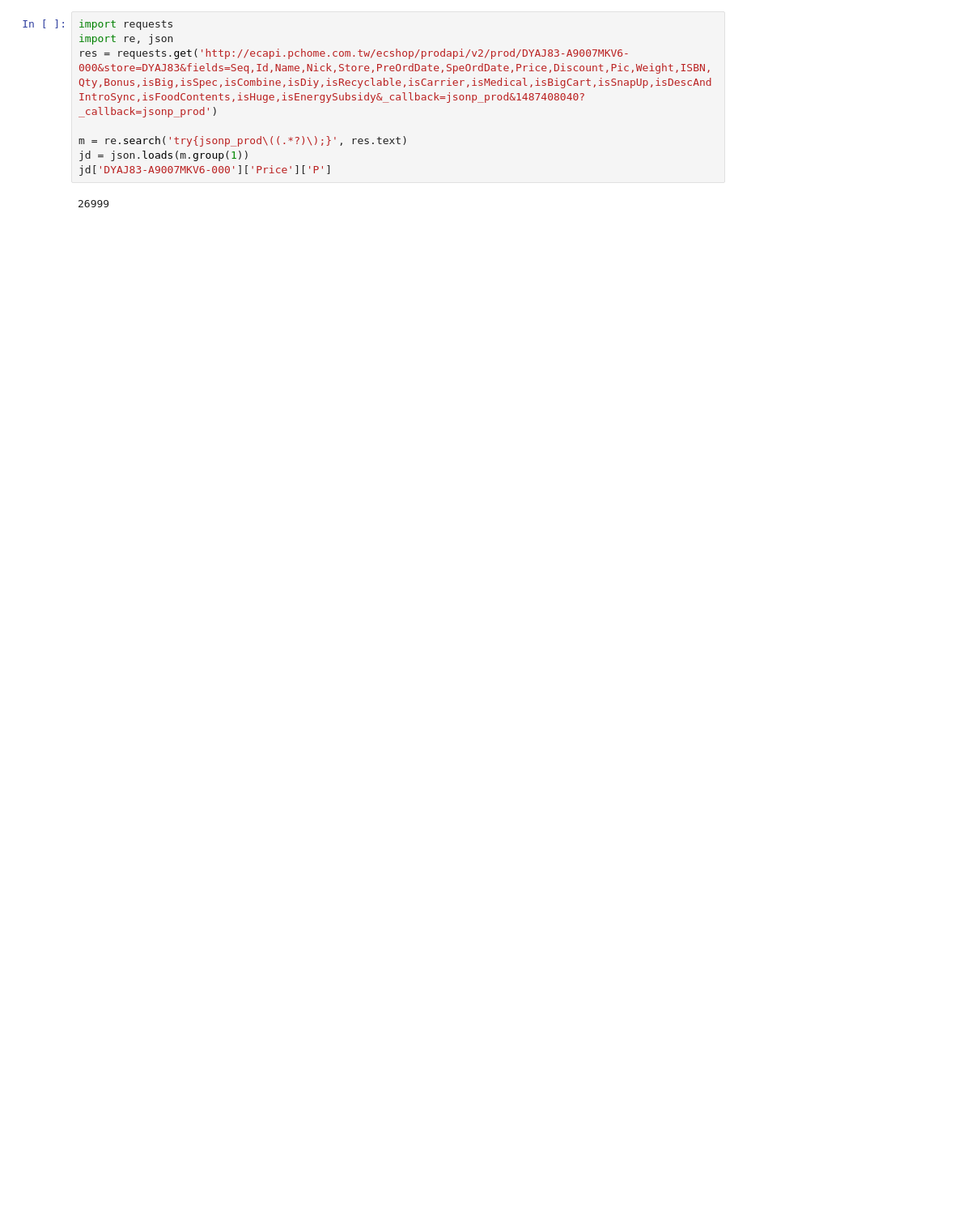
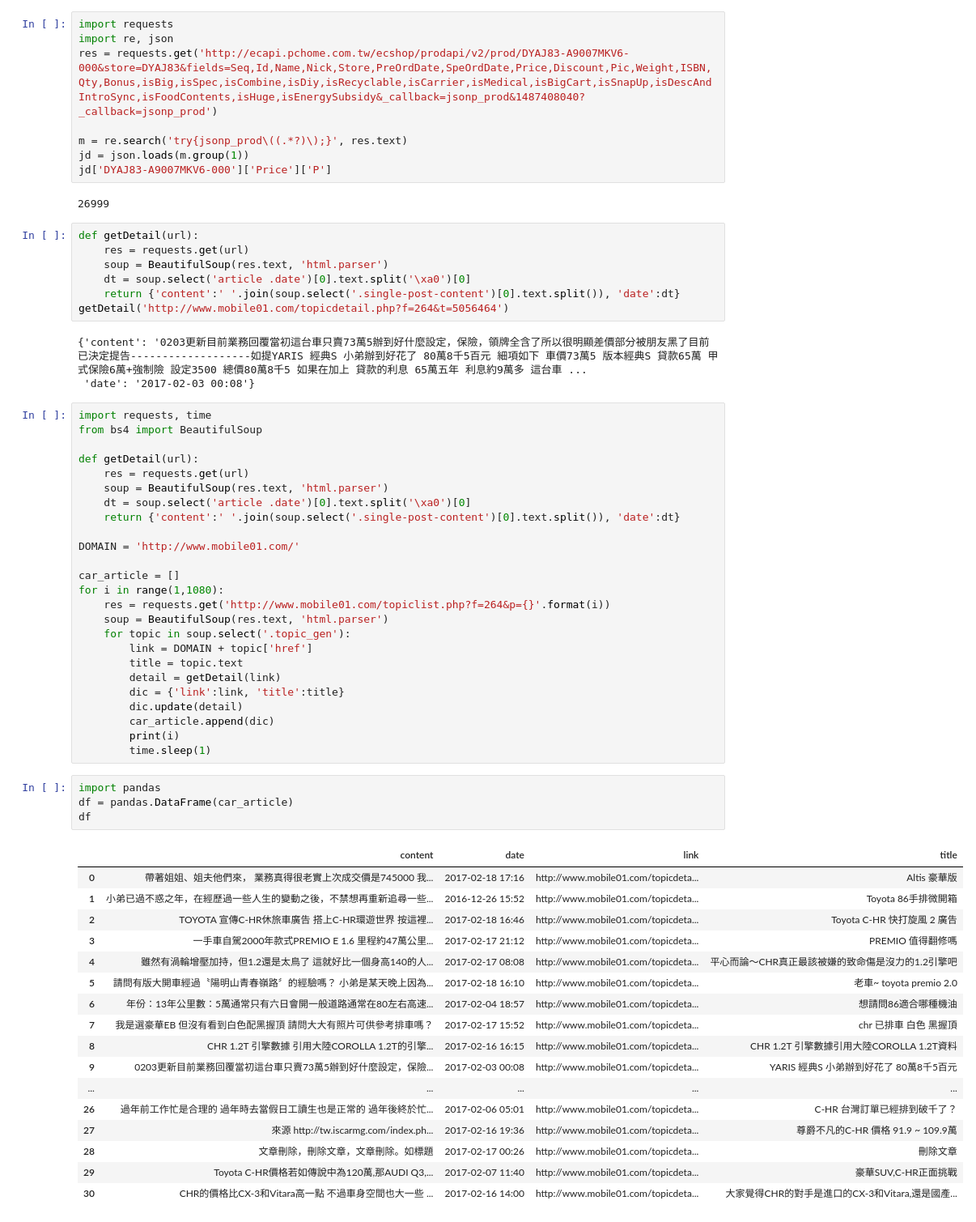
Before and after one commit to ywchiu/tristarpy, a Jupyter notebook: Demo20170218.ipynb, the cells around one changed output. Shown at 81% size. Drawn from its saved outputs; the diff is of its cells as text; blank space fills up the shorter version.

```diff
--- a/Demo20170218.ipynb
+++ b/Demo20170218.ipynb
@@ -482,3 +482,60 @@ jd = json.loads(m.group(1))
 jd['DYAJ83-A9007MKV6-000']['Price']['P']
 # %% [output]
 26999
+# %%
+def getDetail(url):
+    res = requests.get(url)
+    soup = BeautifulSoup(res.text, 'html.parser')
+    dt = soup.select('article .date')[0].text.split('\xa0')[0]
+    return {'content':' '.join(soup.select('.single-post-content')[0].text.split()), 'date':dt}
+getDetail('http://www.mobile01.com/topicdetail.php?f=264&t=5056464')
+# %% [output]
+{'content': '0203更新目前業務回覆當初這台車只賣73萬5辦到好什麼設定，保險，領牌全含了所以很明顯差價部分被朋友黑了目前已決定提告-------------------如提YARIS 經典S 小弟辦到好花了 80萬8千5百元 細項如下 車價73萬5 版本經典S 貸款65萬 甲式保險6萬+強制險 設定3500 總價80萬8千5 如果在加上 貸款的利息 65萬五年 利息約9萬多 這台車 ...
+ 'date': '2017-02-03 00:08'}
+# %%
+import requests, time
+from bs4 import BeautifulSoup
+
+def getDetail(url):
+    res = requests.get(url)
+    soup = BeautifulSoup(res.text, 'html.parser')
+    dt = soup.select('article .date')[0].text.split('\xa0')[0]
+    return {'content':' '.join(soup.select('.single-post-content')[0].text.split()), 'date':dt}
+
+DOMAIN = 'http://www.mobile01.com/'
+
+car_article = []
+for i in range(1,1080):
+    res = requests.get('http://www.mobile01.com/topiclist.php?f=264&p={}'.format(i))
+    soup = BeautifulSoup(res.text, 'html.parser')
+    for topic in soup.select('.topic_gen'):
+        link = DOMAIN + topic['href']
+        title = topic.text
+        detail = getDetail(link)
+        dic = {'link':link, 'title':title}
+        dic.update(detail)
+        car_article.append(dic)
+        print(i)
+        time.sleep(1)
+# %%
+import pandas
+df = pandas.DataFrame(car_article)
+df
+# %% [output]
+|  | content | date | link | title |
+| 0 | 帶著姐姐、姐夫他們來， 業務真得很老實上次成交價是745000 我... | 2017-02-18 17:16 | http://www.mobile01.com/topicdeta... | Altis 豪華版 |
+| 1 | 小弟已過不惑之年，在經歷過一些人生的變動之後，不禁想再重新追尋一些... | 2016-12-26 15:52 | http://www.mobile01.com/topicdeta... | Toyota 86手排微開箱 |
+| 2 | TOYOTA 宣傳C-HR休旅車廣告 搭上C-HR環遊世界 按這裡... | 2017-02-18 16:46 | http://www.mobile01.com/topicdeta... | Toyota C-HR 快打旋風 2 廣告 |
+| 3 | 一手車自駕2000年款式PREMIO E 1.6 里程約47萬公里... | 2017-02-17 21:12 | http://www.mobile01.com/topicdeta... | PREMIO 值得翻修嗎 |
+| 4 | 雖然有渦輪增壓加持，但1.2還是太鳥了 這就好比一個身高140的人... | 2017-02-17 08:08 | http://www.mobile01.com/topicdeta... | 平心而論～CHR真正最該被嫌的致命傷是沒力的1.2引擎吧 |
+| 5 | 請問有版大開車經過〝陽明山青春嶺路〞的經驗嗎？ 小弟是某天晚上因為... | 2017-02-18 16:10 | http://www.mobile01.com/topicdeta... | 老車~ toyota premio 2.0 |
+| 6 | 年份：13年公里數：5萬通常只有六日會開一般道路通常在80左右高速... | 2017-02-04 18:57 | http://www.mobile01.com/topicdeta... | 想請問86適合哪種機油 |
+| 7 | 我是選豪華EB 但沒有看到白色配黑握頂 請問大大有照片可供參考排車嗎？ | 2017-02-17 15:52 | http://www.mobile01.com/topicdeta... | chr 已排車 白色 黑握頂 |
+| 8 | CHR 1.2T 引擎數據 引用大陸COROLLA 1.2T的引擎... | 2017-02-16 16:15 | http://www.mobile01.com/topicdeta... | CHR 1.2T 引擎數據引用大陸COROLLA 1.2T資料 |
+| 9 | 0203更新目前業務回覆當初這台車只賣73萬5辦到好什麼設定，保險... | 2017-02-03 00:08 | http://www.mobile01.com/topicdeta... | YARIS 經典S 小弟辦到好花了 80萬8千5百元 |
+| ... | ... | ... | ... | ... |
+| 26 | 過年前工作忙是合理的 過年時去當假日工讀生也是正常的 過年後終於忙... | 2017-02-06 05:01 | http://www.mobile01.com/topicdeta... | C-HR 台灣訂單已經排到破千了？ |
+| 27 | 來源 http://tw.iscarmg.com/index.ph... | 2017-02-16 19:36 | http://www.mobile01.com/topicdeta... | 尊爵不凡的C-HR 價格 91.9 ~ 109.9萬 |
+| 28 | 文章刪除，刪除文章，文章刪除。如標題 | 2017-02-17 00:26 | http://www.mobile01.com/topicdeta... | 刪除文章 |
+| 29 | Toyota C-HR價格若如傳說中為120萬,那AUDI Q3,... | 2017-02-07 11:40 | http://www.mobile01.com/topicdeta... | 豪華SUV,C-HR正面挑戰 |
+| 30 | CHR的價格比CX-3和Vitara高一點 不過車身空間也大一些 ... | 2017-02-16 14:00 | http://www.mobile01.com/topicdeta... | 大家覺得CHR的對手是進口的CX-3和Vitara,還是國產... |
```
Also changed, not shown: parts of 1 cell of this notebook.
